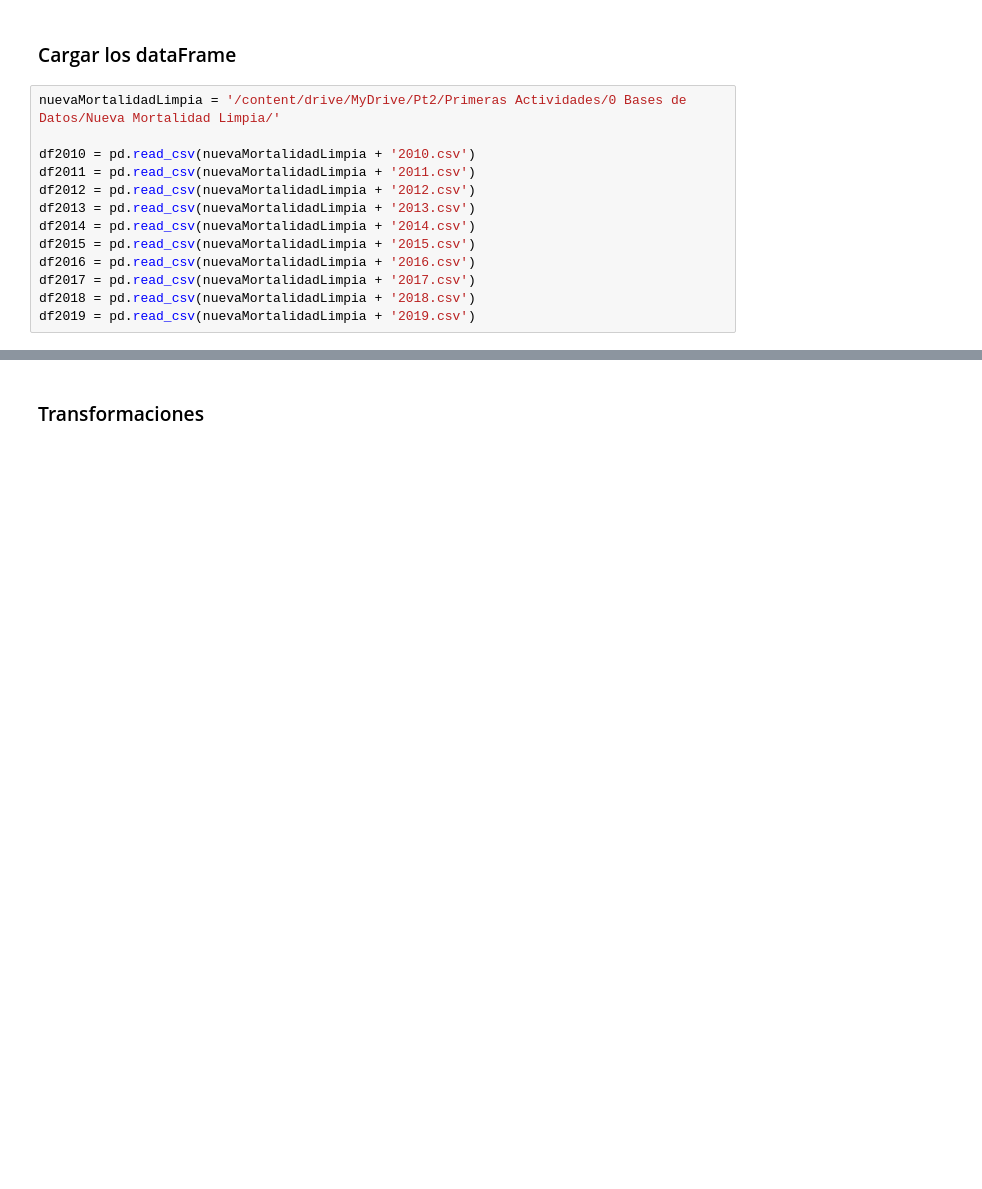
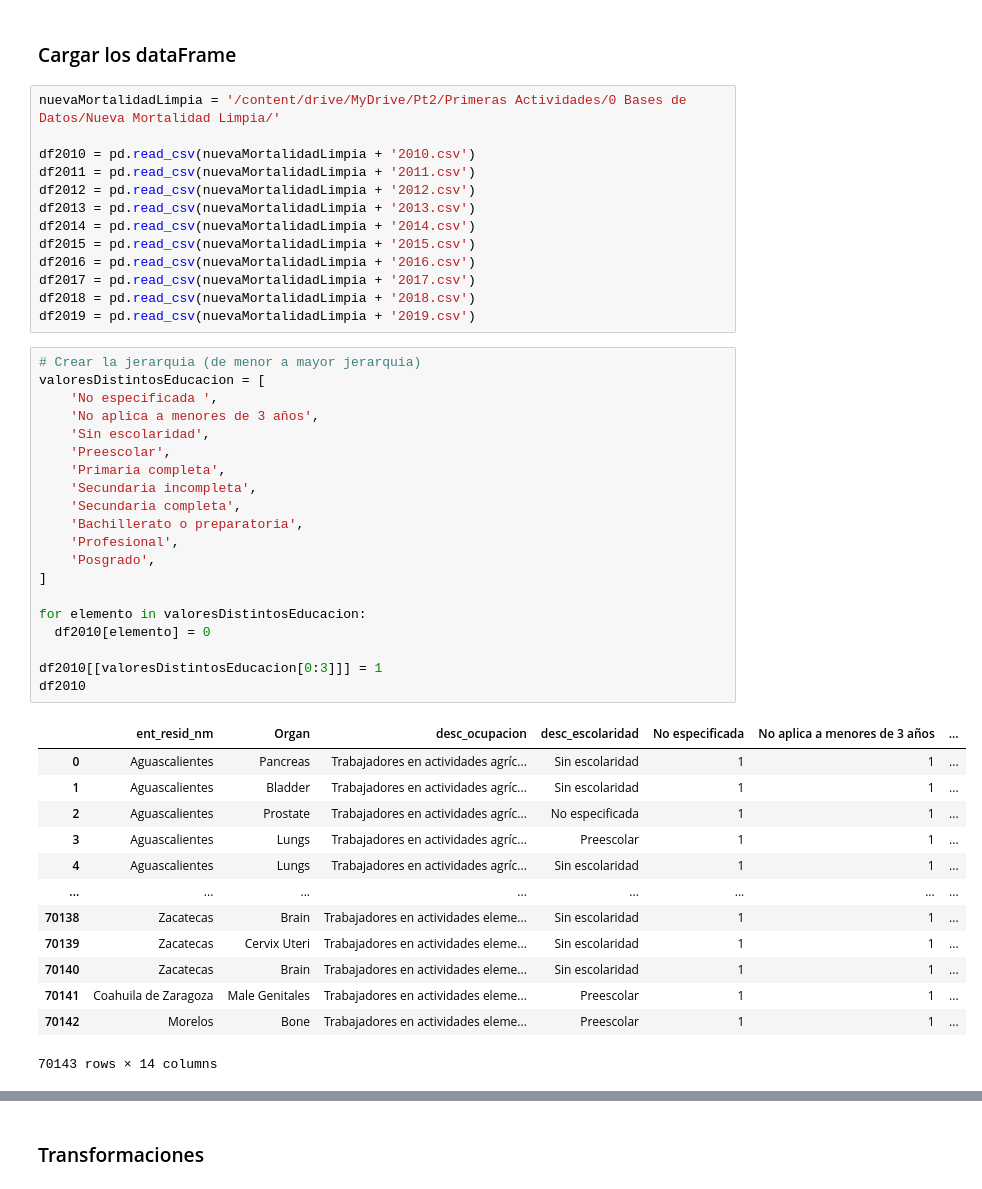
Before and after one commit to aledelorbe/pt2Codigos, a Jupyter notebook: SegundasActividades/Algoritmos.ipynb, the cells around one changed output, grey strips where cells are left out. Drawn from its saved outputs; the diff is of its cells as text; blank space fills up the shorter version.

Commit message:
intento de codificacion alternativa de educacion

```diff
--- a/SegundasActividades/Algoritmos.ipynb
+++ b/SegundasActividades/Algoritmos.ipynb
@@ -25,3 +25,37 @@ df2016 = pd.read_csv(nuevaMortalidadLimpia + '2016.csv')
 df2017 = pd.read_csv(nuevaMortalidadLimpia + '2017.csv')
 df2018 = pd.read_csv(nuevaMortalidadLimpia + '2018.csv')
 df2019 = pd.read_csv(nuevaMortalidadLimpia + '2019.csv')
+# %%
+# Crear la jerarquia (de menor a mayor jerarquia)
+valoresDistintosEducacion = [
+    'No especificada ',
+    'No aplica a menores de 3 años',
+    'Sin escolaridad',
+    'Preescolar',
+    'Primaria completa',
+    'Secundaria incompleta',
+    'Secundaria completa',
+    'Bachillerato o preparatoria',
+    'Profesional',
+    'Posgrado',
+]
+
+for elemento in valoresDistintosEducacion:
+  df2010[elemento] = 0
+
+df2010[[valoresDistintosEducacion[0:3]]] = 1
+df2010
+# %% [output]
+|  | ent_resid_nm | Organ | desc_ocupacion | desc_escolaridad | No especificada | No aplica a menores de 3 años | ... |
+| 0 | Aguascalientes | Pancreas | Trabajadores en actividades agríc... | Sin escolaridad | 1 | 1 | ... |
+| 1 | Aguascalientes | Bladder | Trabajadores en actividades agríc... | Sin escolaridad | 1 | 1 | ... |
+| 2 | Aguascalientes | Prostate | Trabajadores en actividades agríc... | No especificada | 1 | 1 | ... |
+| 3 | Aguascalientes | Lungs | Trabajadores en actividades agríc... | Preescolar | 1 | 1 | ... |
+| 4 | Aguascalientes | Lungs | Trabajadores en actividades agríc... | Sin escolaridad | 1 | 1 | ... |
+| ... | ... | ... | ... | ... | ... | ... | ... |
+| 70138 | Zacatecas | Brain | Trabajadores en actividades eleme... | Sin escolaridad | 1 | 1 | ... |
+| 70139 | Zacatecas | Cervix Uteri | Trabajadores en actividades eleme... | Sin escolaridad | 1 | 1 | ... |
+| 70140 | Zacatecas | Brain | Trabajadores en actividades eleme... | Sin escolaridad | 1 | 1 | ... |
+| 70141 | Coahuila de Zaragoza | Male Genitales | Trabajadores en actividades eleme... | Preescolar | 1 | 1 | ... |
+| 70142 | Morelos | Bone | Trabajadores en actividades eleme... | Preescolar | 1 | 1 | ... |
+70143 rows × 14 columns
```
Also changed, not shown: parts of 3 cells of this notebook.
